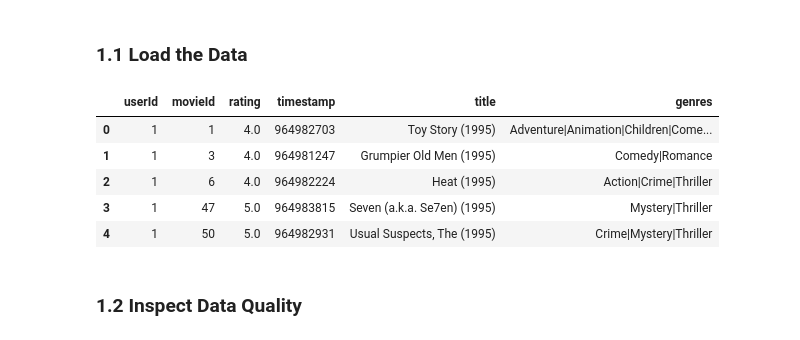
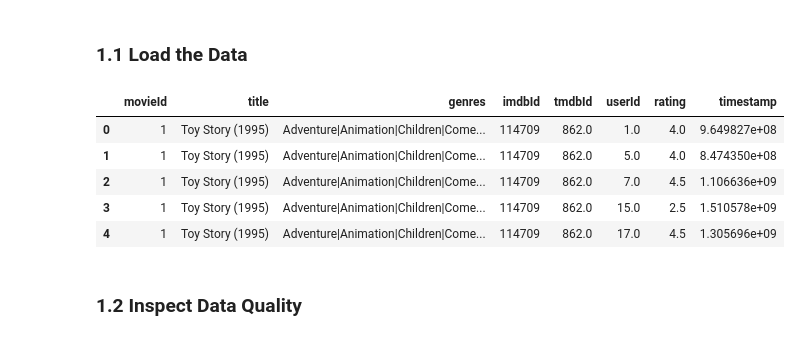
Before and after one commit to mindelias/movie-recommendation, a Jupyter notebook: notebooks/EDA.ipynb, the cells around one changed output. Saved outputs shown, nothing was run; the diff lists cells and outputs as text; code cells hidden in the pictures.

```diff
--- a/notebooks/EDA.ipynb
+++ b/notebooks/EDA.ipynb
@@ -10,22 +10,27 @@ import matplotlib.pyplot as plt
 ### 1.1 Load the Data
 # %%
 # load datasets
-movies_df = pd.read_csv("../data/raw/ml-latest-small/movies.csv")
-ratings_df= pd.read_csv("../data/raw/ml-latest-small/ratings.csv")
+ML_PATH = "../data/raw/ml-latest-small/"
+movies_df = pd.read_csv(f"{ML_PATH}/movies.csv")
+ratings_df = pd.read_csv(f"{ML_PATH}/ratings.csv")
+links_df = pd.read_csv(f"{ML_PATH}/links.csv")
 movies_df.head()
 ratings_df.head()
 
 # merge df
 df = pd.merge(ratings_df, movies_df, on='movieId')
+movies_links = pd.merge(movies_df, links_df,   on="movieId", how="left")
+merged = pd.merge(movies_links, ratings_df, on="movieId", how="left")
+merged = merged.dropna(subset=["tmdbId"])
 
-df.head()
+merged.head()
 # %% [output]
-|  | userId | movieId | rating | timestamp | title | genres |
-| 0 | 1 | 1 | 4.0 | 964982703 | Toy Story (1995) | Adventure|Animation|Children|Come... |
-| 1 | 1 | 3 | 4.0 | 964981247 | Grumpier Old Men (1995) | Comedy|Romance |
-| 2 | 1 | 6 | 4.0 | 964982224 | Heat (1995) | Action|Crime|Thriller |
-| 3 | 1 | 47 | 5.0 | 964983815 | Seven (a.k.a. Se7en) (1995) | Mystery|Thriller |
-| 4 | 1 | 50 | 5.0 | 964982931 | Usual Suspects, The (1995) | Crime|Mystery|Thriller |
+|  | movieId | title | genres | imdbId | tmdbId | userId | rating | timestamp |
+| 0 | 1 | Toy Story (1995) | Adventure|Animation|Children|Come... | 114709 | 862.0 | 1.0 | 4.0 | 9.649827e+08 |
+| 1 | 1 | Toy Story (1995) | Adventure|Animation|Children|Come... | 114709 | 862.0 | 5.0 | 4.0 | 8.474350e+08 |
+| 2 | 1 | Toy Story (1995) | Adventure|Animation|Children|Come... | 114709 | 862.0 | 7.0 | 4.5 | 1.106636e+09 |
+| 3 | 1 | Toy Story (1995) | Adventure|Animation|Children|Come... | 114709 | 862.0 | 15.0 | 2.5 | 1.510578e+09 |
+| 4 | 1 | Toy Story (1995) | Adventure|Animation|Children|Come... | 114709 | 862.0 | 17.0 | 4.5 | 1.305696e+09 |
 # %% [markdown]
 ### 1.2  Inspect Data Quality
 # %%
```
Also changed, not shown: parts of 8 cells of this notebook, 36 other files.
